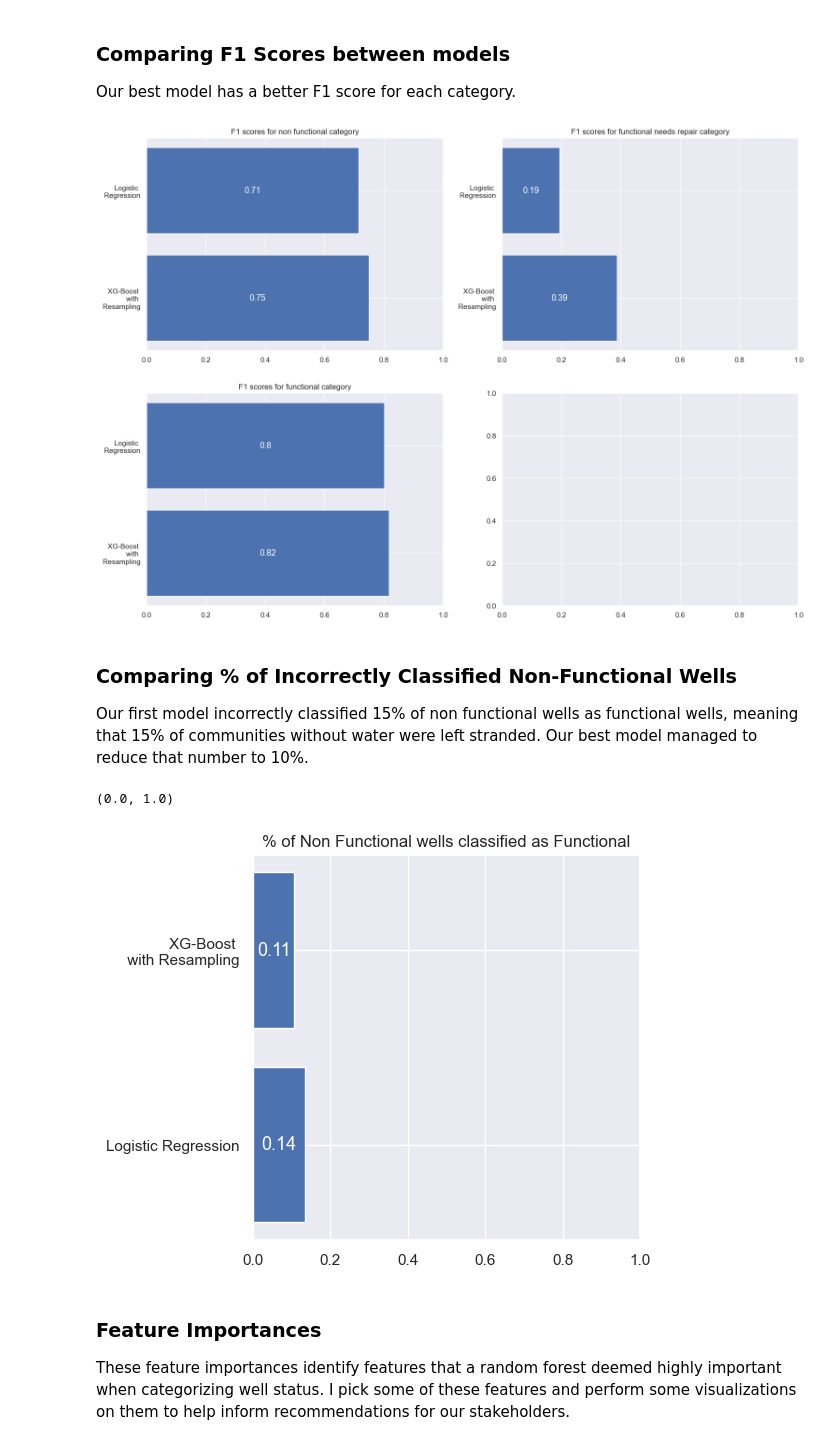
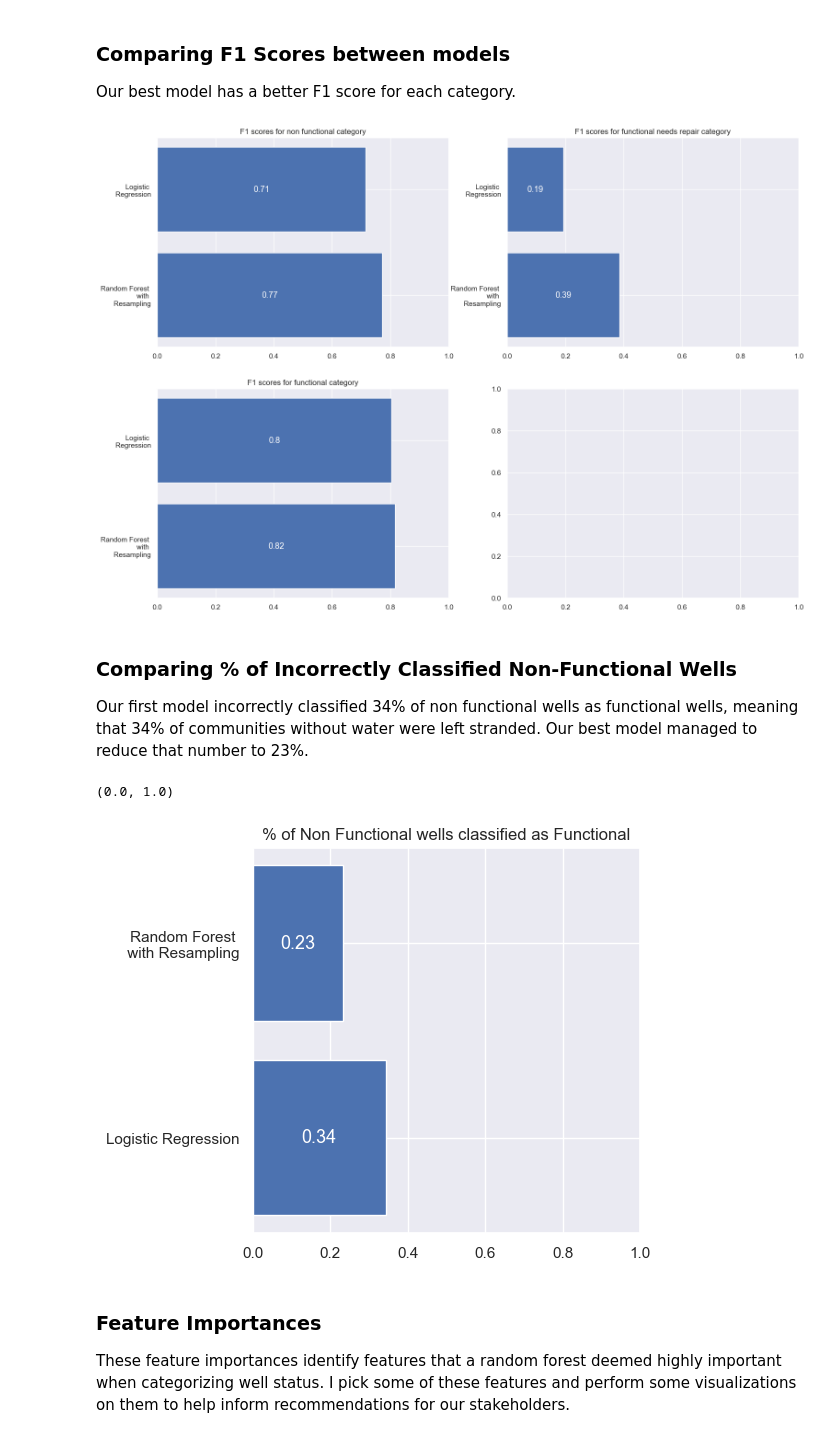
Before and after one commit to Jellohub/phase_3_project, a Jupyter notebook: notebook.ipynb, the cells around one changed output. Saved outputs shown, nothing was run; the diff lists cells and outputs as text; code cells hidden in the pictures.

```diff
--- a/notebook.ipynb
+++ b/notebook.ipynb
@@ -217,7 +217,7 @@ def get_results(est, resample):
     matrix = pd.DataFrame(confusion_matrix(y_test, predictions))
 
     # Percentage of Non functional wells classified as functional
-    error = matrix[0][2]/len(y_test[y_test==0])
+    error = matrix[2][0]/len(y_test[y_test==0])
 
     cols = ['non functional', 'functional needs repair', 'functional', 'accuracy', 'macro avg', 'weighted avg']
     report = pd.DataFrame(classification_report(y_test, predictions, output_dict=True))
@@ -874,13 +875,19 @@ Our first model was a default Logistic Regression estimator with no resampling.
 # %%
-base_preds = results_dict['Logistic Regression']['{1: 3466}'][1]
-best_preds = results_dict['XG-Boost']['{1: 10000}'][1]
-
 base_report = results_dict['Logistic Regression']['{1: 3466}'][2]
-best_report = results_dict['XG-Boost']['{1: 10000}'][2]
-
+best_report = results_dict['Random Forest']['{1: 10000}'][2]
 base_report_df = pd.DataFrame(base_report)
 best_report_df = pd.DataFrame(best_report)
 
-display (base_report_df.style.set_caption("base model"))
-display (best_report_df.style.set_caption("best model"))
+display (base_report_df.style.set_caption("base model: classification report"))
+display (best_report_df.style.set_caption("best model: classification report"))
+
+base_matrix = results_dict['Logistic Regression']['{1: 3466}'][3].copy()
+best_matrix = results_dict['Random Forest']['{1: 10000}'][3].copy()
+base_matrix.columns = ['non functional', 'functional needs repair', 'functional']
+base_matrix.index = ['non functional', 'functional needs repair', 'functional']
+best_matrix.columns = ['non functional', 'functional needs repair', 'functional']
+best_matrix.index = ['non functional', 'functional needs repair', 'functional']
+
+display (base_matrix.style.set_caption("base model: confusion matrix"))
+display (best_matrix.style.set_caption("best model: confusion matrix"))
 # %% [output]
@@ -946,7 +963,7 @@ for i in [0,1,2]:
     col=i%2
     ovr_test = list(y_test.replace(maps[i]))
     ovr_train = list(resampled_datasets[1][2].replace(maps[i]))
-    est = XGBClassifier(random_state=state)
+    est = RandomForestClassifier(random_state=state)
     est.fit(resampled_datasets[1][1], ovr_train)
     plot = RocCurveDisplay.from_estimator(est, X_test, ovr_test, ax=ax[row][col], name=namez[i]).line_
     xdata = plot.get_xdata()
@@ -961,7 +978,7 @@ fig, ax = plt.subplots(2,2, figsize=(15,10))
 for i in [0,1,2]:
     row = i//2
     col=i%2
-    ax[row][col].plot(xdatas2[i], ydatas2[i], color='red', label=f"XGBoost w/Resampling – AUC: {auc(xdatas2[i], ydatas2[i])}")
+    ax[row][col].plot(xdatas2[i], ydatas2[i], color='red', label=f"Random Forest w/Resampling – AUC: {auc(xdatas2[i], ydatas2[i])}")
     ax[row][col].plot(xdatas[i], ydatas[i], color='blue', label=f"Logistic Regression – AUC: {auc(xdatas[i], ydatas[i])}")
     ax[row][col].set_title(namez[i])
     ax[row][col].legend(loc=4)
@@ -980,26 +997,26 @@ for x in [0,1,2]:
     col=x%2
     f1_scores = [best_report[status_map[x]]['f1-score'], base_report[status_map[x]]['f1-score']]
     ax[row][col].set_title(f"F1 scores for {status_map[x]} category")
-    barplot = ax[row][col].barh(['XG-Boost \n with \n Resampling', 'Logistic \n Regression'], f1_scores)
+    barplot = ax[row][col].barh(['Random Forest \n with \n Resampling', 'Logistic \n Regression'], f1_scores)
     ax[row][col].bar_label(barplot, labels=[round(i,2) for i in f1_scores], label_type='center', color='white', fontsize='13');
     ax[row][col].set_xlim(0,1);
 # %% [output]
-[figure, old version]
+[figure, new version]
 # %% [markdown]
 ### Comparing % of Incorrectly Classified Non-Functional Wells
 
-Our first model incorrectly classified 15% of non functional wells as functional wells, meaning that 15% of communities without water were left stranded. Our best model managed to reduce that number to 10%.
+Our first model incorrectly classified 34% of non functional wells as functional wells, meaning that 34% of communities without water were left stranded. Our best model managed to reduce that number to 23%.
 # %%
 f1_scores = [base_report['bad_error'][0], best_report['bad_error'][0]]
 
 fig, ax = plt.subplots(figsize=(5,5))
 ax.set_title("% of Non Functional wells classified as Functional")
-barplot = ax.barh(['Logistic Regression', 'XG-Boost \n with Resampling'], f1_scores)
+barplot = ax.barh(['Logistic Regression', 'Random Forest \n with Resampling'], f1_scores)
 ax.bar_label(barplot, labels=[round(i,2) for i in f1_scores], label_type='center', color='white', fontsize='13');
 ax.set_xlim(0,1)
 # %% [output]
 (0.0, 1.0)
-[figure, old version]
+[figure, new version]
 # %% [markdown]
 ### Feature Importances
 
```
Also changed, not shown: parts of 17 cells of this notebook, 18 other files.
